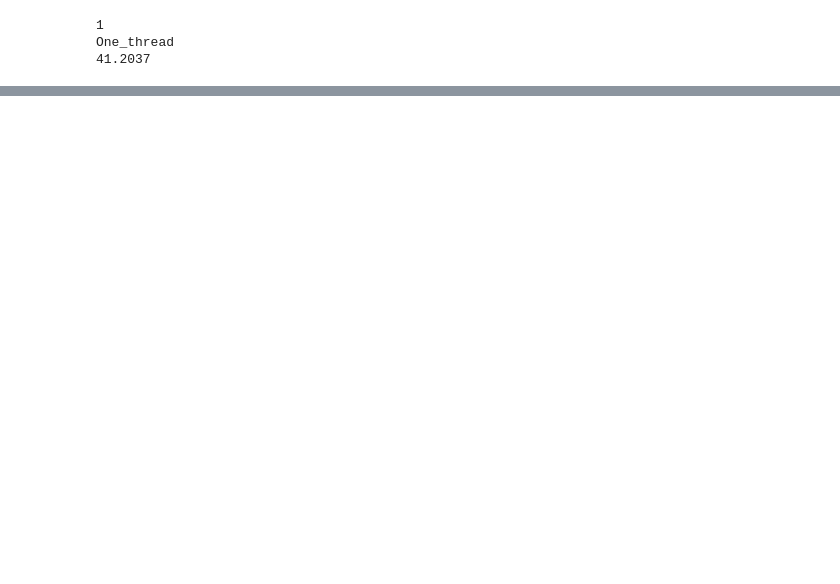
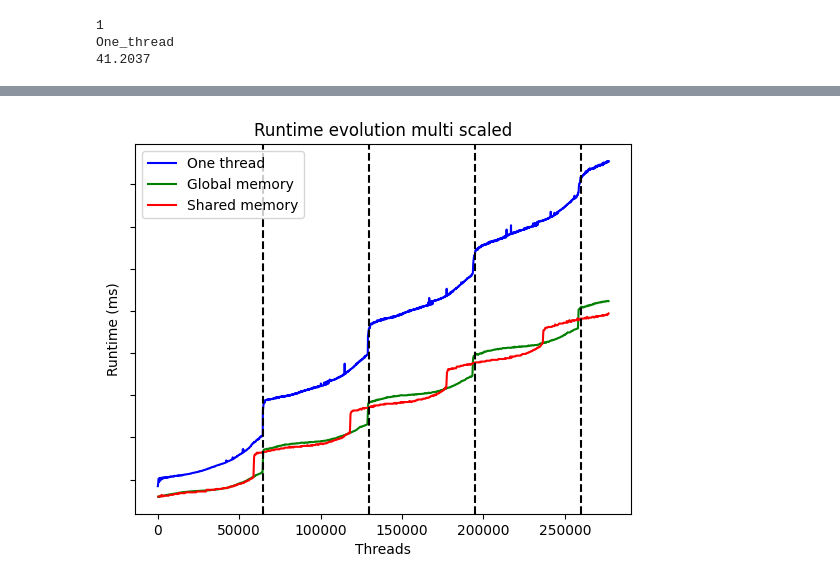
Before and after one commit to simbarras/tb23-gpu-opt-celeritas, a Jupyter notebook: result.ipynb, the cells around one changed output, grey strips where cells are left out. Drawn from its saved outputs; the diff is of its cells as text; code cells hidden in the pictures; blank space fills up the shorter version.

```diff
--- a/result.ipynb
+++ b/result.ipynb
@@ -20,3 +20,9 @@ v0_1_base = {
     40: 41.6737,
     100: 104.387,
 }
+
+v0_1_speedup = {}
+for key in v0_1:
+    v0_1_speedup[key] = v0_1_base[key] / v0_1[key] * 100
+
+print(v0_1_speedup)
@@ -64,3 +80,9 @@ v0_3_base = {
     40: 41.5314,
     100: 104.065,
 }
+
+v0_3_speedup = {}
+for key in v0_3:
+    v0_3_speedup[key] = v0_3_base[key] / v0_3[key] * 100
+
+print(v0_3_speedup)
@@ -207,0 +427,43 @@ plt.show()
+# %%
+plt.title('Runtime evolution multi scaled')
+plt.xlabel('Threads')
+plt.ylabel('Runtime (ms)')
+
+scaled_data = {
+    'One thread': multi_block_data['One thread'].items(),
+    'Global memory': {},
+    'Shared memory': {},
+    'Flags': {},
+}
+for key in multi_block_data['Global memory'].keys():
+    if (key * 4) / 100 > len(multi_block_data['One thread'].keys()):
+        break
+    scaled_data['Global memory'][key * 4] = multi_block_data['Global memory'][key]
+for key in multi_block_data['Shared memory'].keys():
+    if (key * 4) / 100 > len(multi_block_data['One thread'].keys()):
+        break
+    scaled_data['Shared memory'][key * 4] = multi_block_data['Shared memory'][key]
+step = 64896
+flag = step
+flags = []
+while flag <= len(multi_block_data['One thread'].keys()) * 100:
+    flags.append(flag)
+    flag += step
+
+plt.plot(multi_block_data['One thread'].keys(), multi_block_data['One thread'].values(), label='One thread', color='blue')
+plt.plot(scaled_data['Global memory'].keys(), scaled_data['Global memory'].values(), label='Global memory', color='green')
+plt.plot(scaled_data['Shared memory'].keys(), scaled_data['Shared memory'].values(), label='Shared memory', color='red')
+# Add a verticle line for every flag
+for flag in flags:
+    plt.axvline(x=flag, color='black', linestyle='--')
+
+
+# Hide y-axis values but keep the label
+plt.gca().axes.get_yaxis().set_ticklabels([])
+
+
+
+plt.legend()
+plt.show()
+# %% [output]
+[figure, added]
```
Also changed, not shown: parts of 16 cells of this notebook, 27 other files.
